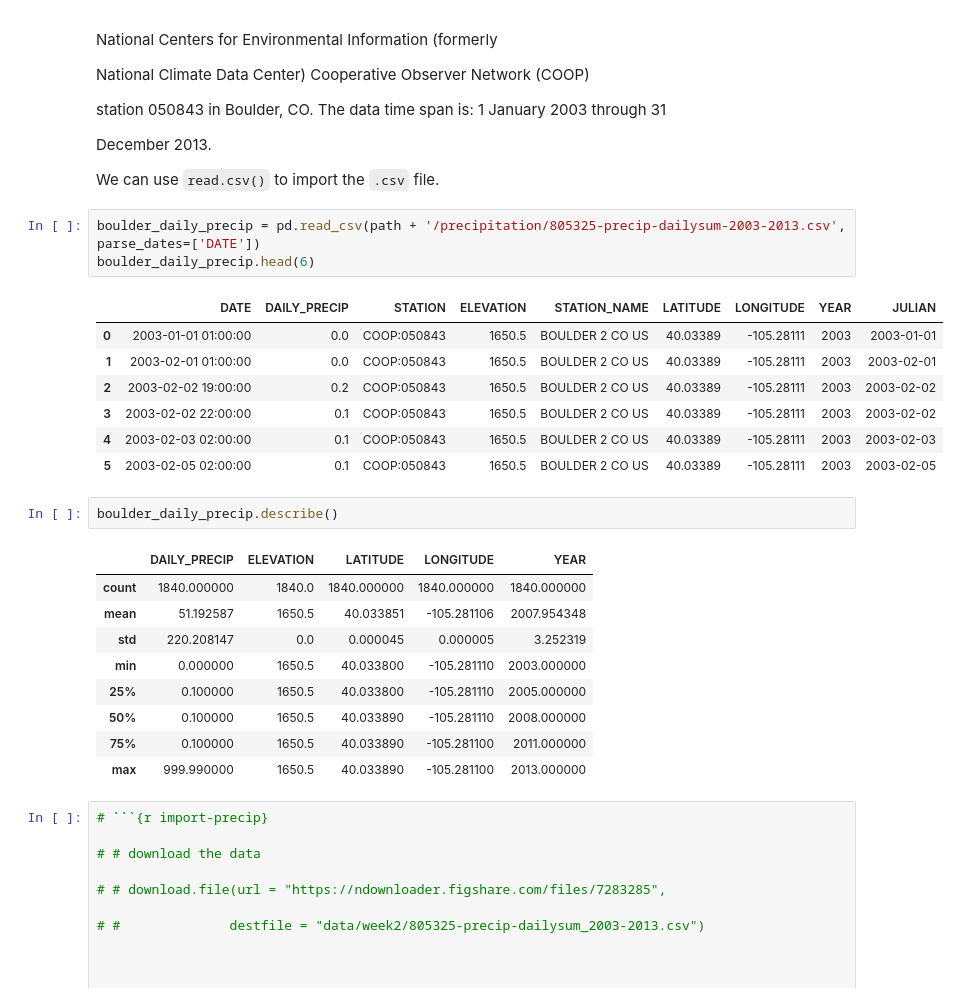
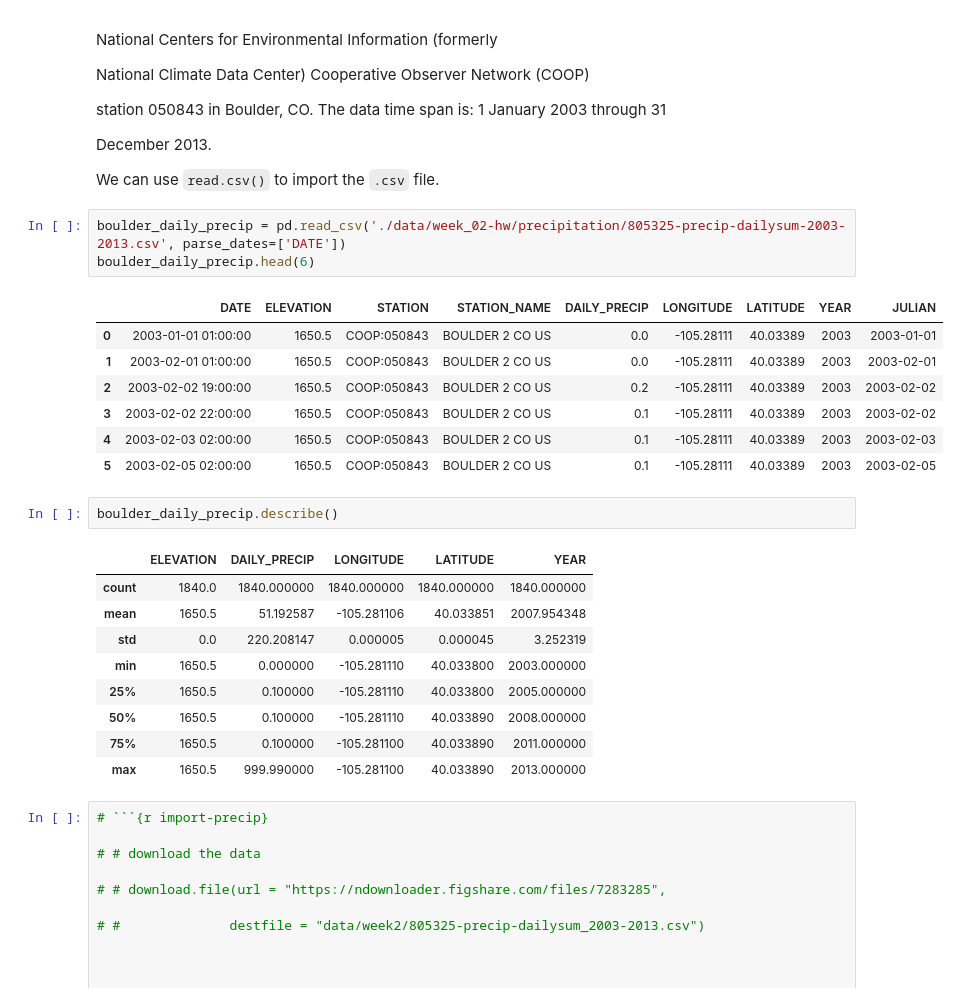
Before and after one commit to choldgraf/earth-analytics-python_OLD, a Jupyter notebook: notebooks/final-notebooks/week-2/hw-plot-precip-data/2017-01-25-flood03-precipitation-data-in-R.ipynb, the cells around one changed output. Cells and saved outputs as stored; diff of their text form.

````diff
--- a/notebooks/final-notebooks/week-2/hw-plot-precip-data/2017-01-25-flood03-precipitation-data-in-R.ipynb
+++ b/notebooks/final-notebooks/week-2/hw-plot-precip-data/2017-01-25-flood03-precipitation-data-in-R.ipynb
@@ -310,28 +295,28 @@ December 2013.
 
 We can use `read.csv()` to import the `.csv` file.
 # %%
-boulder_daily_precip = pd.read_csv(path + '/precipitation/805325-precip-dailysum-2003-2013.csv', parse_dates=['DATE'])
+boulder_daily_precip = pd.read_csv('./data/week_02-hw/precipitation/805325-precip-dailysum-2003-2013.csv', parse_dates=['DATE'])
 boulder_daily_precip.head(6)
 # %% [output]
-|  | DATE | DAILY_PRECIP | STATION | ELEVATION | STATION_NAME | LATITUDE | LONGITUDE | YEAR | JULIAN |
-| 0 | 2003-01-01 01:00:00 | 0.0 | COOP:050843 | 1650.5 | BOULDER 2 CO US | 40.03389 | -105.28111 | 2003 | 2003-01-01 |
-| 1 | 2003-02-01 01:00:00 | 0.0 | COOP:050843 | 1650.5 | BOULDER 2 CO US | 40.03389 | -105.28111 | 2003 | 2003-02-01 |
-| 2 | 2003-02-02 19:00:00 | 0.2 | COOP:050843 | 1650.5 | BOULDER 2 CO US | 40.03389 | -105.28111 | 2003 | 2003-02-02 |
-| 3 | 2003-02-02 22:00:00 | 0.1 | COOP:050843 | 1650.5 | BOULDER 2 CO US | 40.03389 | -105.28111 | 2003 | 2003-02-02 |
-| 4 | 2003-02-03 02:00:00 | 0.1 | COOP:050843 | 1650.5 | BOULDER 2 CO US | 40.03389 | -105.28111 | 2003 | 2003-02-03 |
-| 5 | 2003-02-05 02:00:00 | 0.1 | COOP:050843 | 1650.5 | BOULDER 2 CO US | 40.03389 | -105.28111 | 2003 | 2003-02-05 |
+|  | DATE | ELEVATION | STATION | STATION_NAME | DAILY_PRECIP | LONGITUDE | LATITUDE | YEAR | JULIAN |
+| 0 | 2003-01-01 01:00:00 | 1650.5 | COOP:050843 | BOULDER 2 CO US | 0.0 | -105.28111 | 40.03389 | 2003 | 2003-01-01 |
+| 1 | 2003-02-01 01:00:00 | 1650.5 | COOP:050843 | BOULDER 2 CO US | 0.0 | -105.28111 | 40.03389 | 2003 | 2003-02-01 |
+| 2 | 2003-02-02 19:00:00 | 1650.5 | COOP:050843 | BOULDER 2 CO US | 0.2 | -105.28111 | 40.03389 | 2003 | 2003-02-02 |
+| 3 | 2003-02-02 22:00:00 | 1650.5 | COOP:050843 | BOULDER 2 CO US | 0.1 | -105.28111 | 40.03389 | 2003 | 2003-02-02 |
+| 4 | 2003-02-03 02:00:00 | 1650.5 | COOP:050843 | BOULDER 2 CO US | 0.1 | -105.28111 | 40.03389 | 2003 | 2003-02-03 |
+| 5 | 2003-02-05 02:00:00 | 1650.5 | COOP:050843 | BOULDER 2 CO US | 0.1 | -105.28111 | 40.03389 | 2003 | 2003-02-05 |
 # %%
 boulder_daily_precip.describe()
 # %% [output]
-|  | DAILY_PRECIP | ELEVATION | LATITUDE | LONGITUDE | YEAR |
-| count | 1840.000000 | 1840.0 | 1840.000000 | 1840.000000 | 1840.000000 |
-| mean | 51.192587 | 1650.5 | 40.033851 | -105.281106 | 2007.954348 |
-| std | 220.208147 | 0.0 | 0.000045 | 0.000005 | 3.252319 |
-| min | 0.000000 | 1650.5 | 40.033800 | -105.281110 | 2003.000000 |
-| 25% | 0.100000 | 1650.5 | 40.033800 | -105.281110 | 2005.000000 |
-| 50% | 0.100000 | 1650.5 | 40.033890 | -105.281110 | 2008.000000 |
-| 75% | 0.100000 | 1650.5 | 40.033890 | -105.281100 | 2011.000000 |
-| max | 999.990000 | 1650.5 | 40.033890 | -105.281100 | 2013.000000 |
+|  | ELEVATION | DAILY_PRECIP | LONGITUDE | LATITUDE | YEAR |
+| count | 1840.0 | 1840.000000 | 1840.000000 | 1840.000000 | 1840.000000 |
+| mean | 1650.5 | 51.192587 | -105.281106 | 40.033851 | 2007.954348 |
+| std | 0.0 | 220.208147 | 0.000005 | 0.000045 | 3.252319 |
+| min | 1650.5 | 0.000000 | -105.281110 | 40.033800 | 2003.000000 |
+| 25% | 1650.5 | 0.100000 | -105.281110 | 40.033800 | 2005.000000 |
+| 50% | 1650.5 | 0.100000 | -105.281110 | 40.033890 | 2008.000000 |
+| 75% | 1650.5 | 0.100000 | -105.281100 | 40.033890 | 2011.000000 |
+| max | 1650.5 | 999.990000 | -105.281100 | 40.033890 | 2013.000000 |
 # %%
 # ```{r import-precip}
 
````
Also changed, not shown: parts of 13 cells of this notebook, 5 other files.
